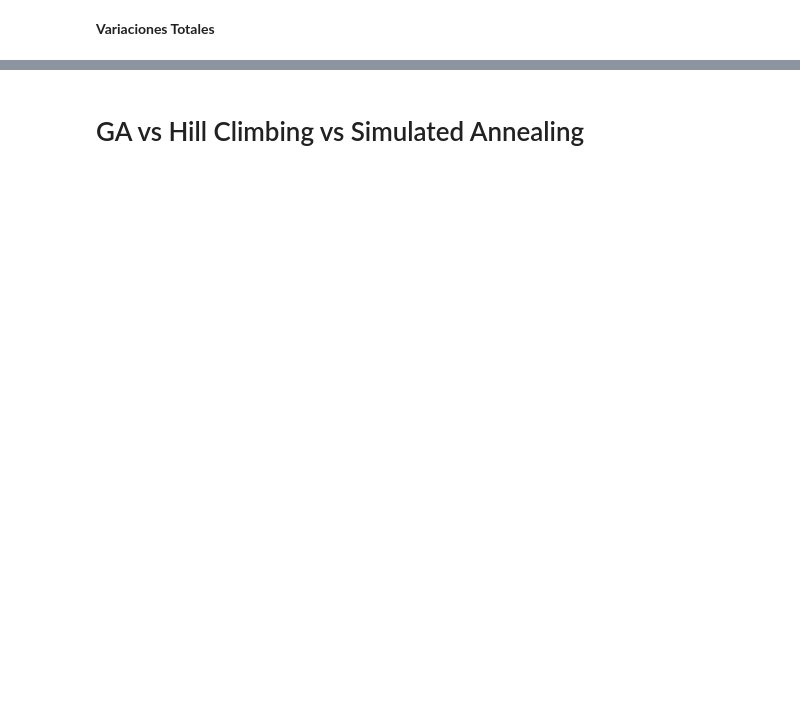
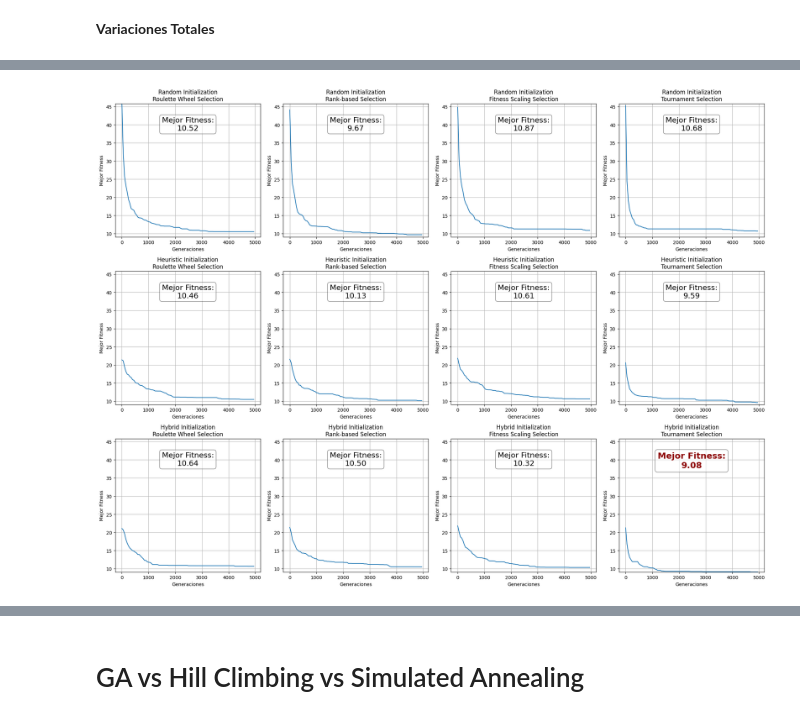
Before and after one commit to BrajanNieto/GA-TSP-Comparison, a Jupyter notebook: IA_Fundamentals_GeneticAlgorithm_TSP_BrajanNieto.ipynb, the cells around one changed output, grey strips where cells are left out. Cells and saved outputs as stored; diff of their text form; code cells hidden in the pictures; blank space fills up the shorter version.

```diff
--- a/IA_Fundamentals_GeneticAlgorithm_TSP_BrajanNieto.ipynb
+++ b/IA_Fundamentals_GeneticAlgorithm_TSP_BrajanNieto.ipynb
@@ -793 +835,63 @@ SyntaxError: invalid syntax (<ipython-input-79-9b9d26555ead>, line 1)
+# %%
+# Crear un diccionario para mapear nombres a índices
+init_indices = {'Random Initialization': 0, 'Heuristic Initialization': 1, 'Hybrid Initialization': 2}
+selection_indices = {'Roulette Wheel Selection': 0, 'Rank-based Selection': 1, 'Fitness Scaling Selection': 2, 'Tournament Selection': 3}
+
+# Configurar la matriz de subplots
+fig, axes = plt.subplots(nrows=3, ncols=4, figsize=(20, 15))
+
+# Establecer límites comunes para el eje Y y calcular el mejor fitness global
+all_fitness_values = []
+best_fitness_values = {}  # Para almacenar el mejor fitness de cada combinación
+
+for key in histories_combined:
+    fit = [item[1] for item in histories_combined[key]]
+    all_fitness_values.extend(fit)
+    best_fitness_values[key] = min(fit)  # Guardar el mejor fitness de esta combinación
+
+global_min_fitness = min(all_fitness_values)
+global_max_fitness = max(all_fitness_values)
+
+# Encontrar el mejor fitness global
+best_overall_fitness = min(best_fitness_values.values())
+
+# Graficar cada combinación
+for key in histories_combined:
+    gen = [item[0] for item in histories_combined[key]]
+    fit = [item[1] for item in histories_combined[key]]
+
+    init_name, selection_name = key.split(' + ')
+    row = init_indices[init_name]
+    col = selection_indices[selection_name]
+
+    axes[row, col].plot(gen, fit)
+    axes[row, col].set_title(f"{init_name}\n{selection_name}")
+    axes[row, col].set_xlabel('Generaciones')
+    axes[row, col].set_ylabel('Mejor Fitness')
+    axes[row, col].set_ylim(global_min_fitness, global_max_fitness)
+    axes[row, col].grid(True)
+
+    # Obtener el mejor fitness para esta combinación
+    best_fitness = best_fitness_values[key]
+
+    # Comprobar si este es el mejor fitness global
+    if best_fitness == best_overall_fitness:
+        # Destacar el texto con negrita y color rojo oscuro
+        axes[row, col].text(0.5, 0.9, f"Mejor Fitness:\n{best_fitness:.2f}",
+                            transform=axes[row, col].transAxes,
+                            fontsize=18, fontweight='bold', color='darkred',
+                            verticalalignment='top', horizontalalignment='center',
+                            bbox=dict(boxstyle='round', facecolor='white', alpha=0.5))
+    else:
+        # Texto normal para las demás combinaciones
+        axes[row, col].text(0.5, 0.9, f"Mejor Fitness:\n{best_fitness:.2f}",
+                            transform=axes[row, col].transAxes,
+                            fontsize=16,
+                            verticalalignment='top', horizontalalignment='center',
+                            bbox=dict(boxstyle='round', facecolor='white', alpha=0.5))
+
+plt.tight_layout()
+plt.show()
+# %% [output]
+[figure, added]
 # %%
```
Also changed, not shown: parts of 11 cells of this notebook.
